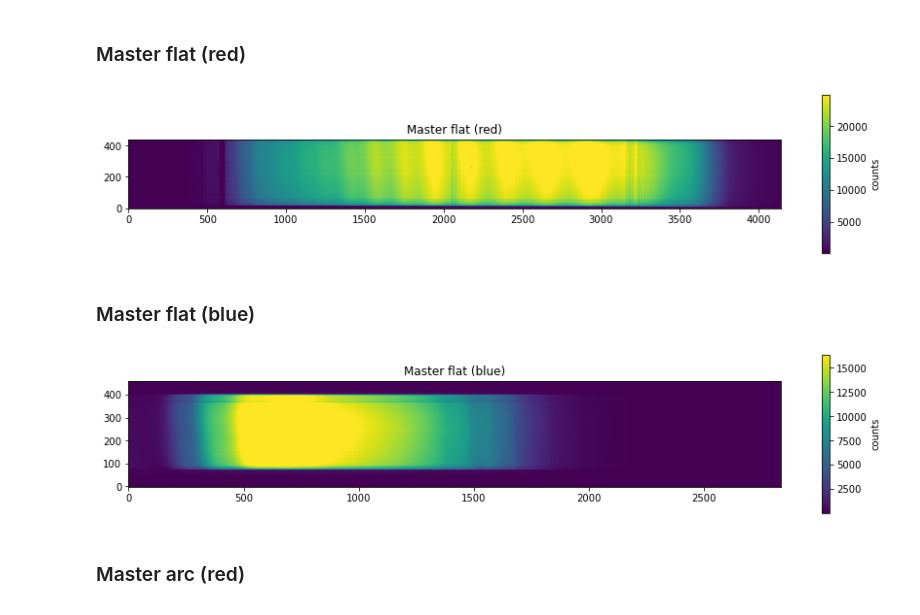
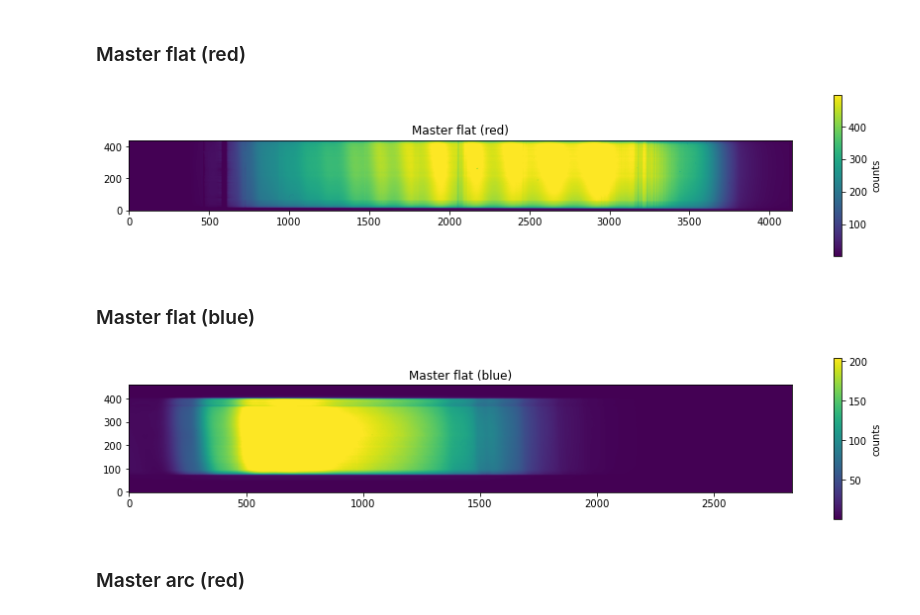
Before and after one commit to jaladh-singhal/ay107_observation, a Jupyter notebook: sn_spectra_reduction.ipynb, the cells around one changed output. Saved outputs shown, nothing was run; the diff lists cells and outputs as text; code cells hidden in the pictures.

Commit message:
minor cleanup + fixed texp bug in flats

```diff
--- a/sn_spectra_reduction.ipynb
+++ b/sn_spectra_reduction.ipynb
@@ -188,27 +188,27 @@ flats_red = flats[np.char.startswith(list(flats.index), 'red')]
 flat_red_layers = np.zeros((red_shape[0], red_shape[1], flats_red.shape[0]))
 for i, curr_file in enumerate(flats_red.index):
     curr_data = data[curr_file]
-    #texp = flats_red.loc[curr_file, 'EXPTIME']
-    flat_red_layers[:, :, i] = (curr_data - master_bias_red)   # should be dividing by texp, but all exposure times are zero for flats
+    texp = flats_red.loc[curr_file, 'EXPTIME']
+    flat_red_layers[:, :, i] = (curr_data - master_bias_red) / texp
 
 master_flat_red = np.median(flat_red_layers, axis=2)
 util.plot_frame(master_flat_red, label='counts', title='Master flat (red)', prange=(10, 90))
 # %% [output]
-[figure, old version]
+[figure, new version]
 # %% [markdown]
 ### Master flat (blue)
 # %%
 flats_blue = flats[np.char.startswith(list(flats.index), 'blue')]
 flat_blue_layers = np.zeros((blue_shape[0], blue_shape[1], flats_blue.shape[0]))
 for i, curr_file in enumerate(flats_blue.index):
     curr_data = data[curr_file].T
-    #texp = flats_red.loc[curr_file, 'EXPTIME']
-    flat_blue_layers[:, :, i] = (curr_data - master_bias_blue)   # should be dividing by texp, but all exposure times are zero for flats
+    texp = flats_blue.loc[curr_file, 'EXPTIME']
+    flat_blue_layers[:, :, i] = (curr_data - master_bias_blue) / texp
 
 master_flat_blue = np.median(flat_blue_layers, axis=2)
 util.plot_frame(master_flat_blue, label='counts', title='Master flat (blue)', prange=(10, 90))
 # %% [output]
-[figure, old version]
+[figure, new version]
 # %% [markdown]
 ### Master arc (red)
 # %%
```
